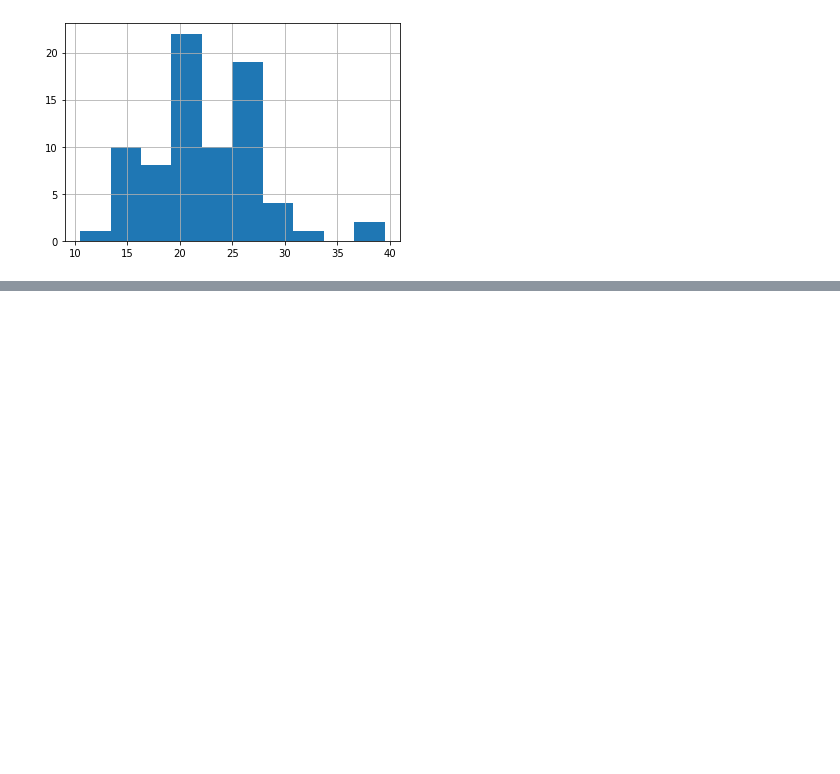
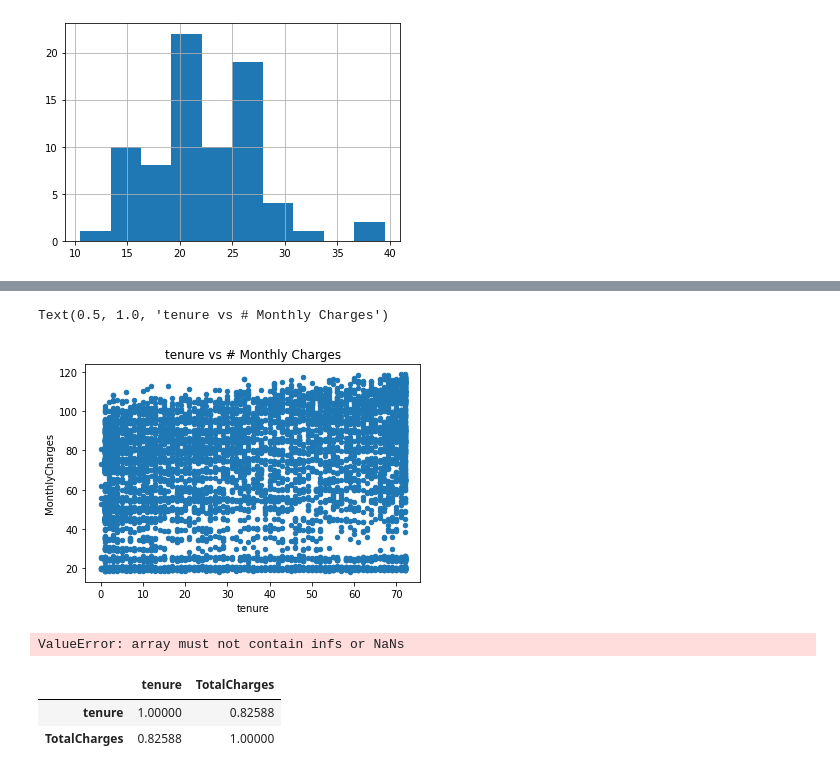
Before and after one commit to jamesallen0351/statistics-exercises, a Jupyter notebook: hypothesis_testing.ipynb, the cells around one changed output, grey strips where cells are left out. Saved outputs shown, nothing was run; the diff lists cells and outputs as text; code cells hidden in the pictures; blank space fills up the shorter version.

```diff
--- a/hypothesis_testing.ipynb
+++ b/hypothesis_testing.ipynb
@@ -515,0 +557,8 @@ fe_manual.hist()
+# %%
+r, p = stats.pearsonr(df.tenure, df.MonthlyCharges)
+
+df.plot.scatter('tenure', 'MonthlyCharges')
+plt.title('tenure vs # Monthly Charges')
+# %% [output]
+Text(0.5, 1.0, 'tenure vs # Monthly Charges')
+[figure, added]
@@ -515,0 +568,16 @@ fe_manual.hist()
+# %%
+# Total charges?
+
+x = df.tenure
+y = df.TotalCharges
+
+corr, p = stats.pearsonr(x, y)
+corr, p
+# %% [output]
+ValueError: array must not contain infs or NaNs
+# %%
+df[["tenure", "TotalCharges"]].corr()
+# %% [output]
+|  | tenure | TotalCharges |
+| tenure | 1.00000 | 0.82588 |
+| TotalCharges | 0.82588 | 1.00000 |
```
Also changed, not shown: parts of 20 cells of this notebook.
